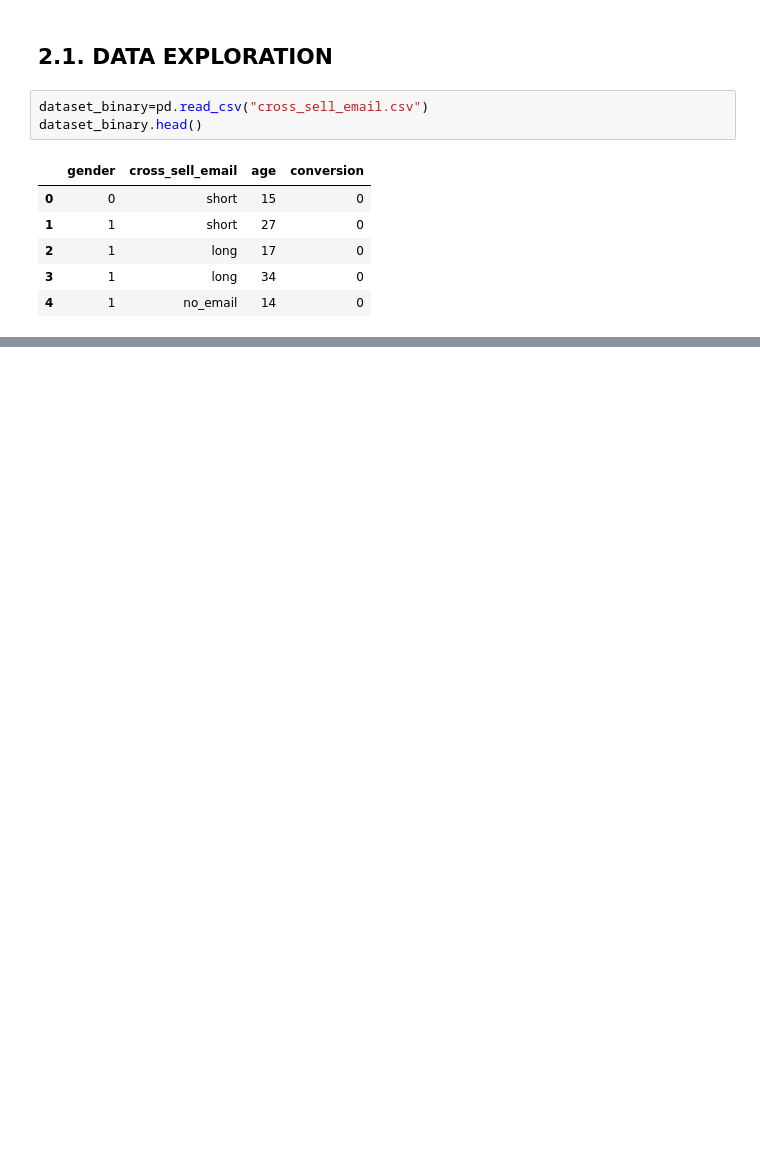
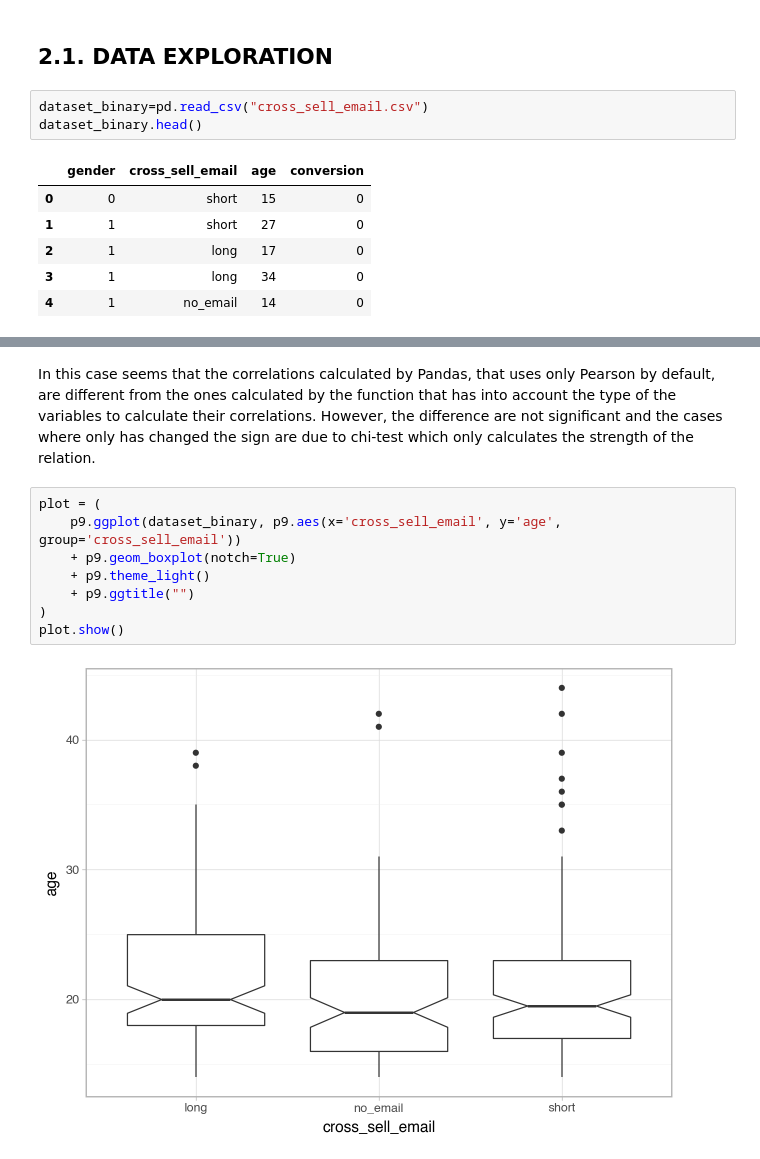
Before and after one commit to jaime-bautista-sdg/causal_inference_nbs, a Jupyter notebook: cap5_CI.ipynb, the cells around one changed output, grey strips where cells are left out. Saved outputs shown, nothing was run; the diff lists cells and outputs as text; blank space fills up the shorter version.

```diff
--- a/cap5_CI.ipynb
+++ b/cap5_CI.ipynb
@@ -335,0 +377,12 @@ ValueError: could not convert string to float: 'short'
+# %% [markdown]
+In this case seems that the correlations calculated by Pandas, that uses only Pearson by default, are different from the ones calculated by the function that has into account the type of the variables to calculate their correlations. However, the difference are not significant and the cases where only has changed the sign are due to chi-test which only calculates the strength of the relation.
+# %%
+plot = (
+    p9.ggplot(dataset_binary, p9.aes(x='cross_sell_email', y='age', group='cross_sell_email'))
+    + p9.geom_boxplot(notch=True)
+    + p9.theme_light()
+    + p9.ggtitle("")
+)
+plot.show()
+# %% [output]
+[figure, added]
```
Also changed, not shown: parts of 20 cells of this notebook.
